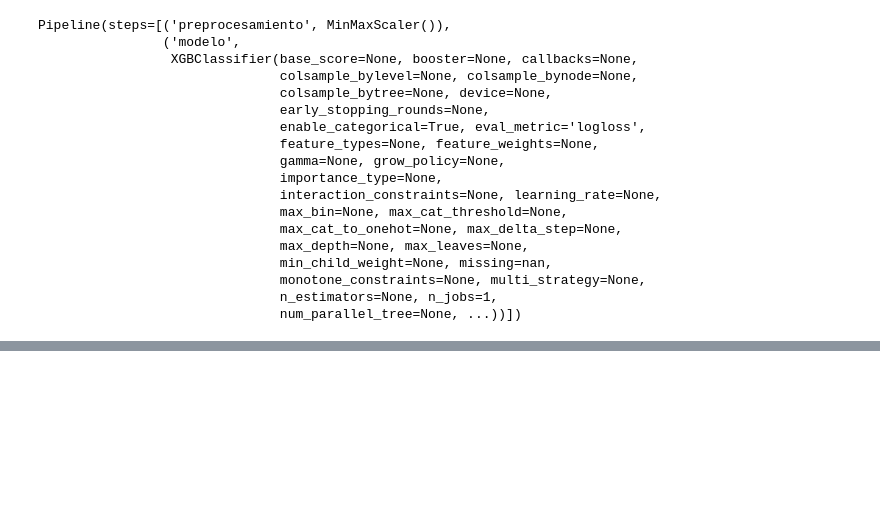
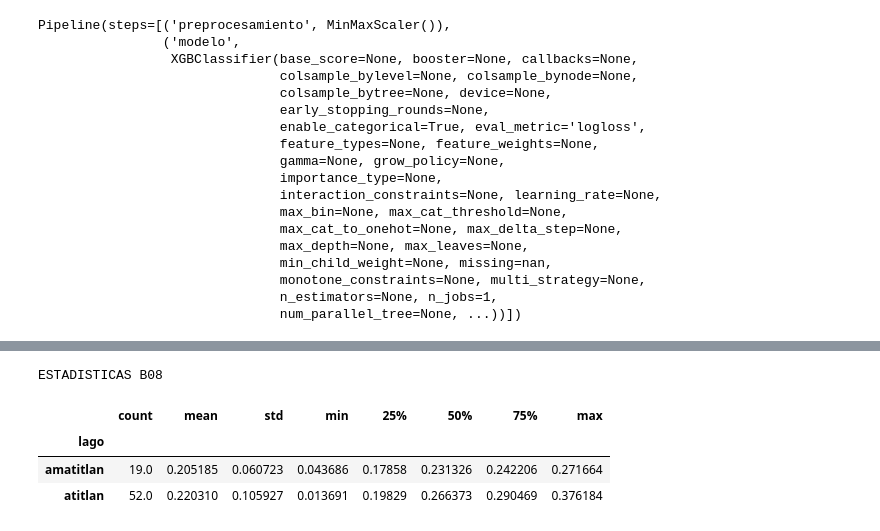
Before and after one commit to ricrod01/Laboratorio_4_2_DS, a Jupyter notebook: Inciso6-7.ipynb, the cells around one changed output, grey strips where cells are left out. Saved outputs shown, nothing was run; the diff lists cells and outputs as text; code cells hidden in the pictures; blank space fills up the shorter version.

```diff
--- a/Inciso6-7.ipynb
+++ b/Inciso6-7.ipynb
@@ -764,0 +924,9 @@ Pipeline(steps=[('preprocesamiento', MinMaxScaler()),
+# %%
+print("ESTADISTICAS B08")
+df.groupby("lago")["b08"].describe()
+# %% [output]
+ESTADISTICAS B08
+|  | count | mean | std | min | 25% | 50% | 75% | max |
+| lago |  |  |  |  |  |  |  |  |
+| amatitlan | 19.0 | 0.205185 | 0.060723 | 0.043686 | 0.17858 | 0.231326 | 0.242206 | 0.271664 |
+| atitlan | 52.0 | 0.220310 | 0.105927 | 0.013691 | 0.19829 | 0.266373 | 0.290469 | 0.376184 |
```
Also changed, not shown: parts of 20 cells of this notebook.
